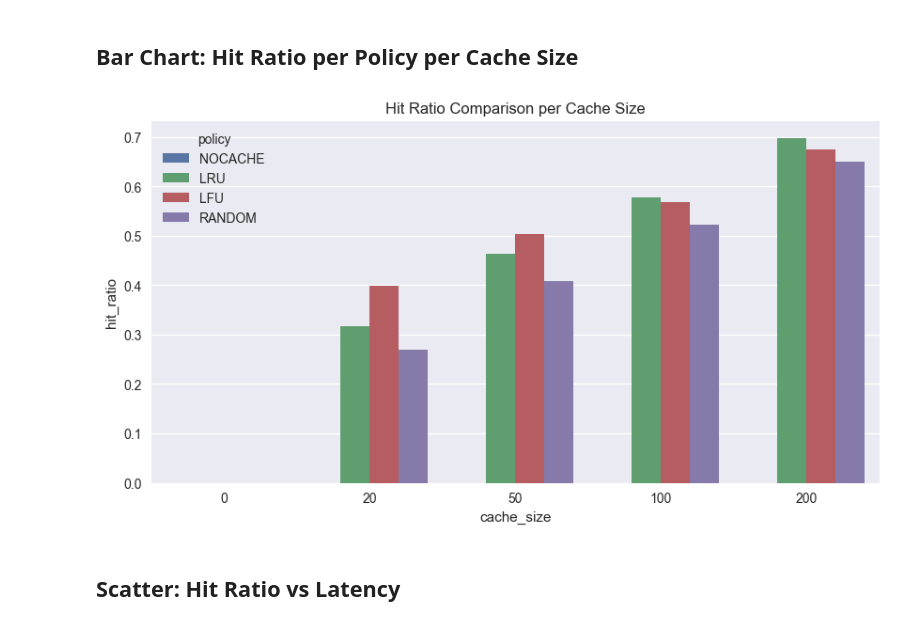
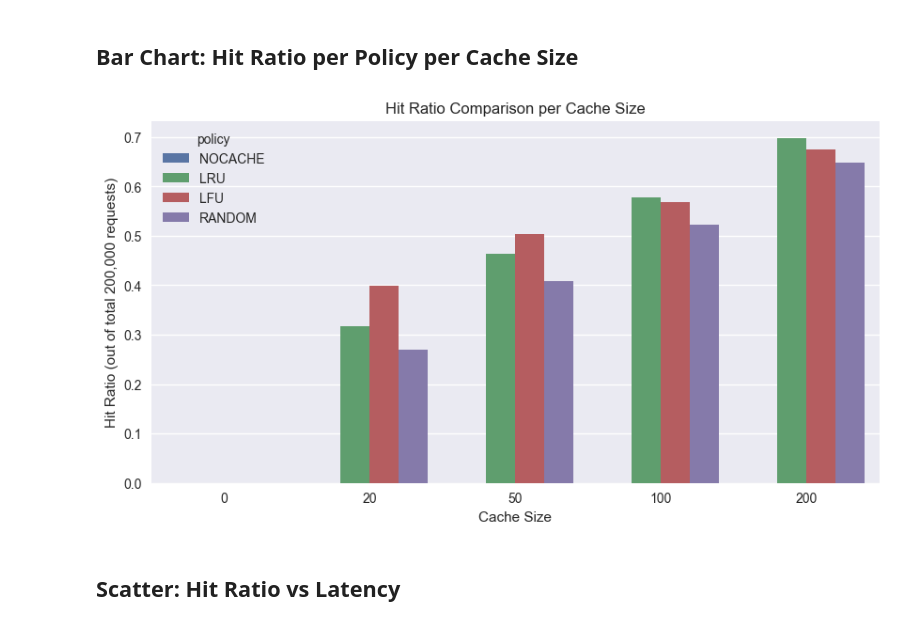
Before and after one commit to ibrikk/sdn-caching, a Jupyter notebook: analysis_plot.ipynb, the cells around one changed output. Drawn from its saved outputs; the diff is of its cells as text; code cells hidden in the pictures.

```diff
--- a/analysis_plot.ipynb
+++ b/analysis_plot.ipynb
@@ -99,10 +99,12 @@ plt.show()
 # %%
 plt.figure(figsize=(10,5))
 sns.barplot(data=cache_df, x="cache_size", y="hit_ratio", hue="policy")
 plt.title("Hit Ratio Comparison per Cache Size")
+plt.ylabel("Hit Ratio (out of total 200,000 requests)")
+plt.xlabel("Cache Size")
 plt.show()
 # %% [output]
-[figure, old version]
+[figure, new version]
 # %% [markdown]
 ## Scatter: Hit Ratio vs Latency
 # %%
```
Also changed, not shown: parts of 4 cells of this notebook, 1 other file.
